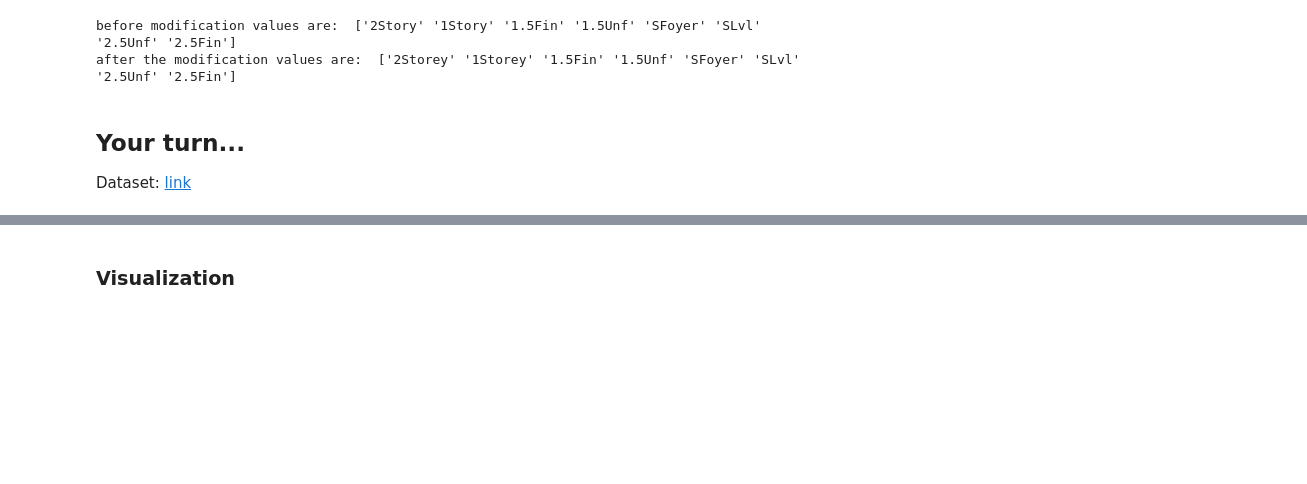
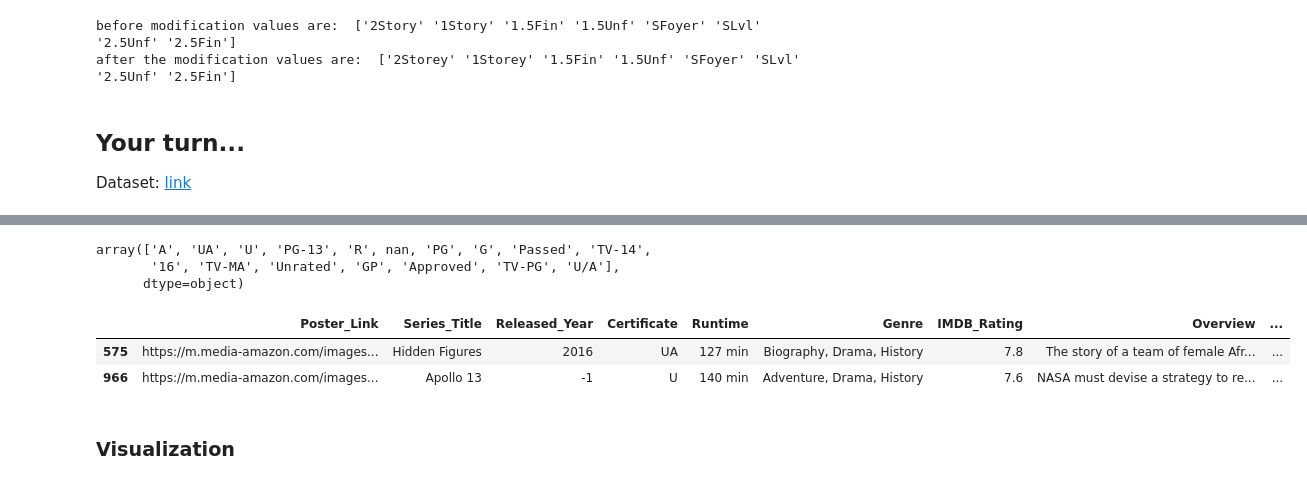
Before and after one commit to Mik-Ese/ensf544-labs, a Jupyter notebook: lab01/Lab 1_Working_with_Pandas_and_EDA_ENSF_544_Student_Version.ipynb, the cells around one changed output, grey strips where cells are left out. Saved outputs shown, nothing was run; the diff lists cells and outputs as text; code cells hidden in the pictures; blank space fills up the shorter version.

```diff
--- a/lab01/Lab 1_Working_with_Pandas_and_EDA_ENSF_544_Student_Version.ipynb
+++ b/lab01/Lab 1_Working_with_Pandas_and_EDA_ENSF_544_Student_Version.ipynb
@@ -325,7 +454,17 @@ Dataset: [link](https://www.kaggle.com/datasets/harshitshankhdhar/imdb-dataset-o
 # %%
 # What are the Certificate types?
+df['Certificate'].unique()
+# %% [output]
+array(['A', 'UA', 'U', 'PG-13', 'R', nan, 'PG', 'G', 'Passed', 'TV-14',
+       '16', 'TV-MA', 'Unrated', 'GP', 'Approved', 'TV-PG', 'U/A'],
+      dtype=object)
 # %%
 # Which movie descriptions have NASA in their Overview?
+df[df['Overview'].str.contains("NASA")]
+# %% [output]
+|  | Poster_Link | Series_Title | Released_Year | Certificate | Runtime | Genre | IMDB_Rating | Overview | ... |
+| 575 | https://m.media-amazon.com/images... | Hidden Figures | 2016 | UA | 127 min | Biography, Drama, History | 7.8 | The story of a team of female Afr... | ... |
+| 966 | https://m.media-amazon.com/images... | Apollo 13 | -1 | U | 140 min | Adventure, Drama, History | 7.6 | NASA must devise a strategy to re... | ... |
 # %%
 # create a function that changes "The Dark Knight" movie name to "Batman"
 # in the Series_Title
```
Also changed, not shown: parts of 18 cells of this notebook, 7 other files.
